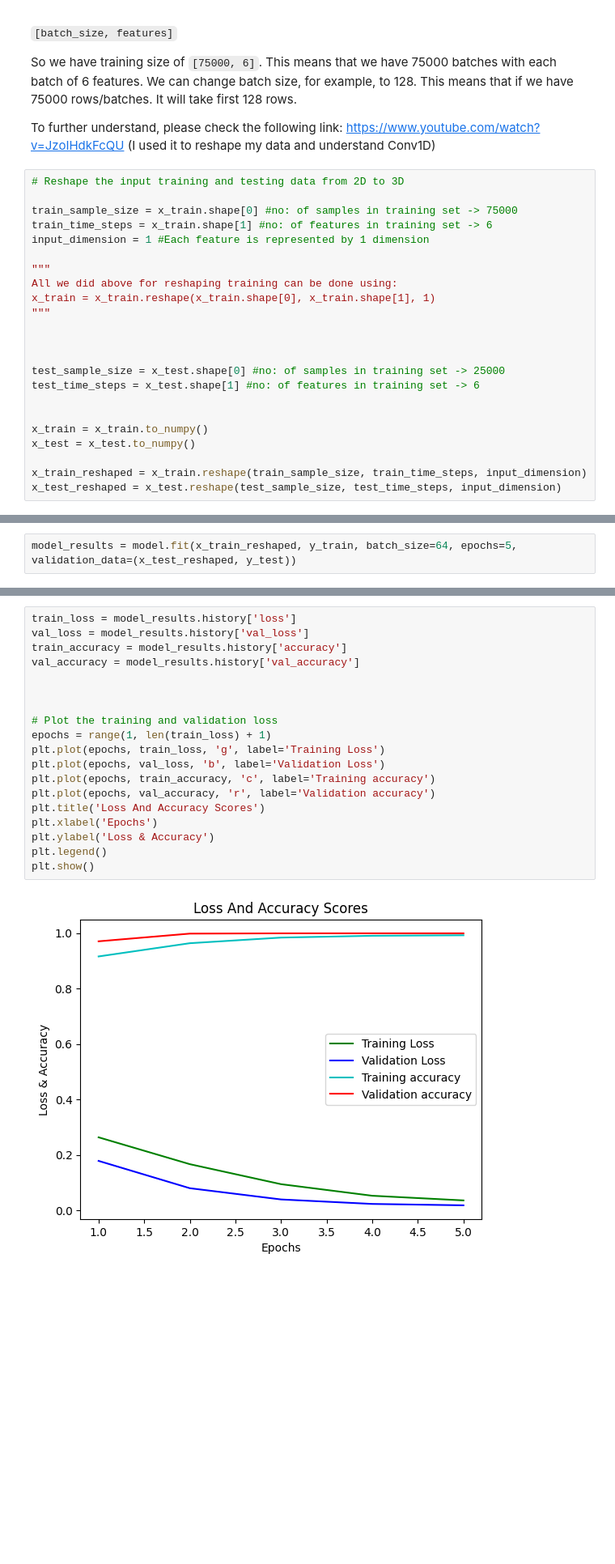
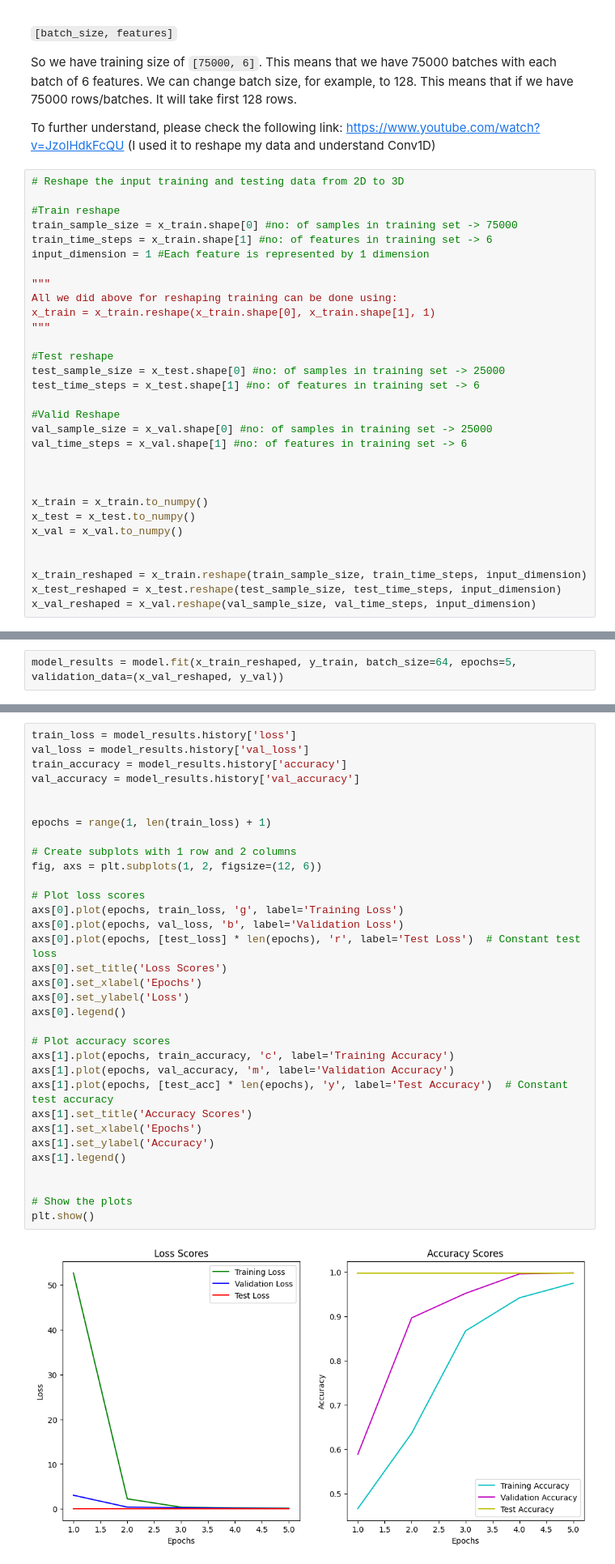
Before and after one commit to stahir01/Customer-Segmentation, a Jupyter notebook: Data_Science_Case_Study.ipynb, the cells around one changed output, grey strips where cells are left out. Shown at 81% size. Cells and saved outputs as stored; diff of their text form; blank space fills up the shorter version.

```diff
--- a/Data_Science_Case_Study.ipynb
+++ b/Data_Science_Case_Study.ipynb
@@ -499,6 +503,7 @@ To further understand, please check the following link: https://www.youtube.com/
 # %%
 # Reshape the input training and testing data from 2D to 3D
 
+#Train reshape
 train_sample_size = x_train.shape[0] #no: of samples in training set -> 75000
 train_time_steps = x_train.shape[1] #no: of features in training set -> 6
 input_dimension = 1 #Each feature is represented by 1 dimension
@@ -508,14 +513,21 @@ All we did above for reshaping training can be done using:
 x_train = x_train.reshape(x_train.shape[0], x_train.shape[1], 1)
 """
 
-
-
+#Test reshape
 test_sample_size = x_test.shape[0] #no: of samples in training set -> 25000
 test_time_steps = x_test.shape[1] #no: of features in training set -> 6
+
+#Valid Reshape
+val_sample_size = x_val.shape[0] #no: of samples in training set -> 25000
+val_time_steps = x_val.shape[1] #no: of features in training set -> 6
+
 
 
 x_train = x_train.to_numpy()
 x_test = x_test.to_numpy()
+x_val = x_val.to_numpy()
+
 
 x_train_reshaped = x_train.reshape(train_sample_size, train_time_steps, input_dimension)
 x_test_reshaped = x_test.reshape(test_sample_size, test_time_steps, input_dimension)
+x_val_reshaped = x_val.reshape(val_sample_size, val_time_steps, input_dimension)
@@ -572,6 +574,6 @@ Trainable params: 9,061
 Non-trainable params: 0
 _________________________________________________________________
 # %%
-model_results = model.fit(x_train_reshaped, y_train, batch_size=64, epochs=5, validation_data=(x_test_reshaped, y_test))
+model_results = model.fit(x_train_reshaped, y_train, batch_size=64, epochs=5, validation_data=(x_val_reshaped, y_val))
 # %% [output]
 Epoch 1/5
@@ -594,24 +603,38 @@ AttributeError: ignored
 # %%
 train_loss = model_results.history['loss']
 val_loss = model_results.history['val_loss']
 train_accuracy = model_results.history['accuracy']
 val_accuracy = model_results.history['val_accuracy']
 
 
+epochs = range(1, len(train_loss) + 1)
 
-# Plot the training and validation loss
-epochs = range(1, len(train_loss) + 1)
-plt.plot(epochs, train_loss, 'g', label='Training Loss')
-plt.plot(epochs, val_loss, 'b', label='Validation Loss')
-plt.plot(epochs, train_accuracy, 'c', label='Training accuracy')
-plt.plot(epochs, val_accuracy, 'r', label='Validation accuracy')
-plt.title('Loss And Accuracy Scores')
-plt.xlabel('Epochs')
-plt.ylabel('Loss & Accuracy')
-plt.legend()
+# Create subplots with 1 row and 2 columns
+fig, axs = plt.subplots(1, 2, figsize=(12, 6))
+
+# Plot loss scores
+axs[0].plot(epochs, train_loss, 'g', label='Training Loss')
+axs[0].plot(epochs, val_loss, 'b', label='Validation Loss')
+axs[0].plot(epochs, [test_loss] * len(epochs), 'r', label='Test Loss')  # Constant test loss
+axs[0].set_title('Loss Scores')
+axs[0].set_xlabel('Epochs')
+axs[0].set_ylabel('Loss')
+axs[0].legend()
+
+# Plot accuracy scores
+axs[1].plot(epochs, train_accuracy, 'c', label='Training Accuracy')
+axs[1].plot(epochs, val_accuracy, 'm', label='Validation Accuracy')
+axs[1].plot(epochs, [test_acc] * len(epochs), 'y', label='Test Accuracy')  # Constant test accuracy
+axs[1].set_title('Accuracy Scores')
+axs[1].set_xlabel('Epochs')
+axs[1].set_ylabel('Accuracy')
+axs[1].legend()
+
+
+# Show the plots
 plt.show()
 # %% [output]
-[figure, old version]
+[figure, new version]
 # %%
 y_pred_prob = model.predict(x_test_reshaped)
 y_pred = np.argmax(y_pred_prob, axis=1)
```
Also changed, not shown: parts of 21 cells of this notebook.
